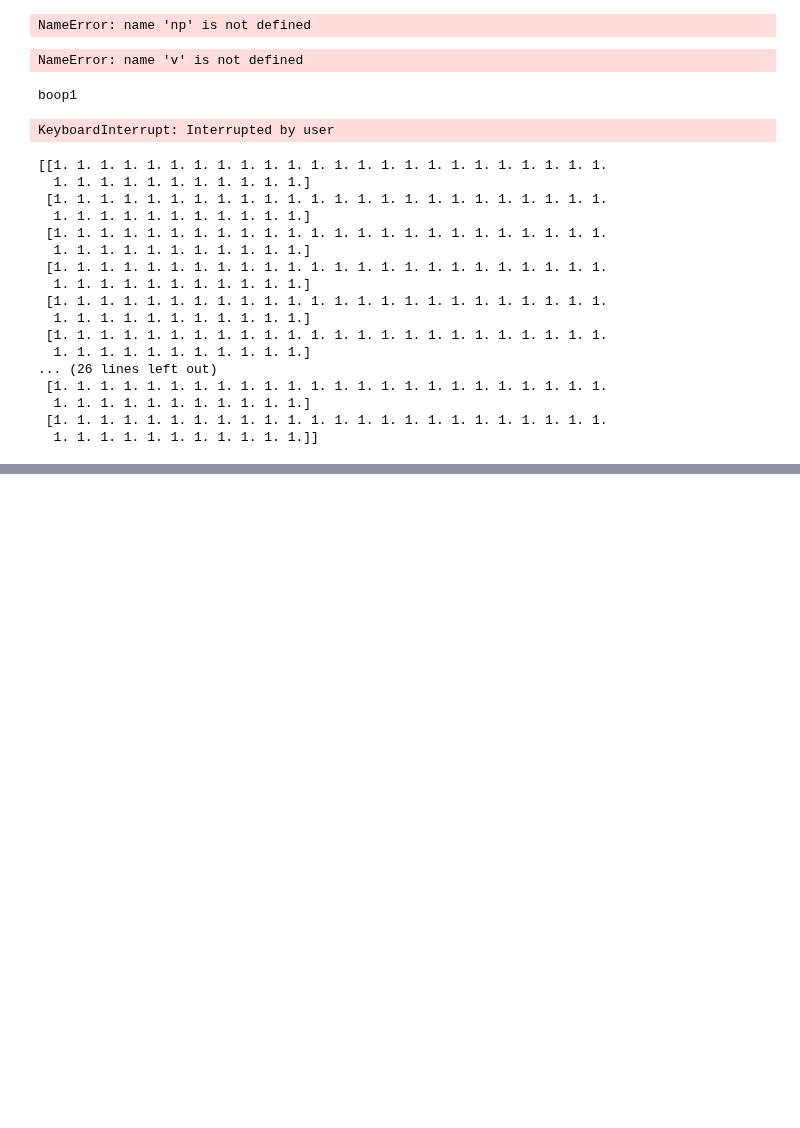
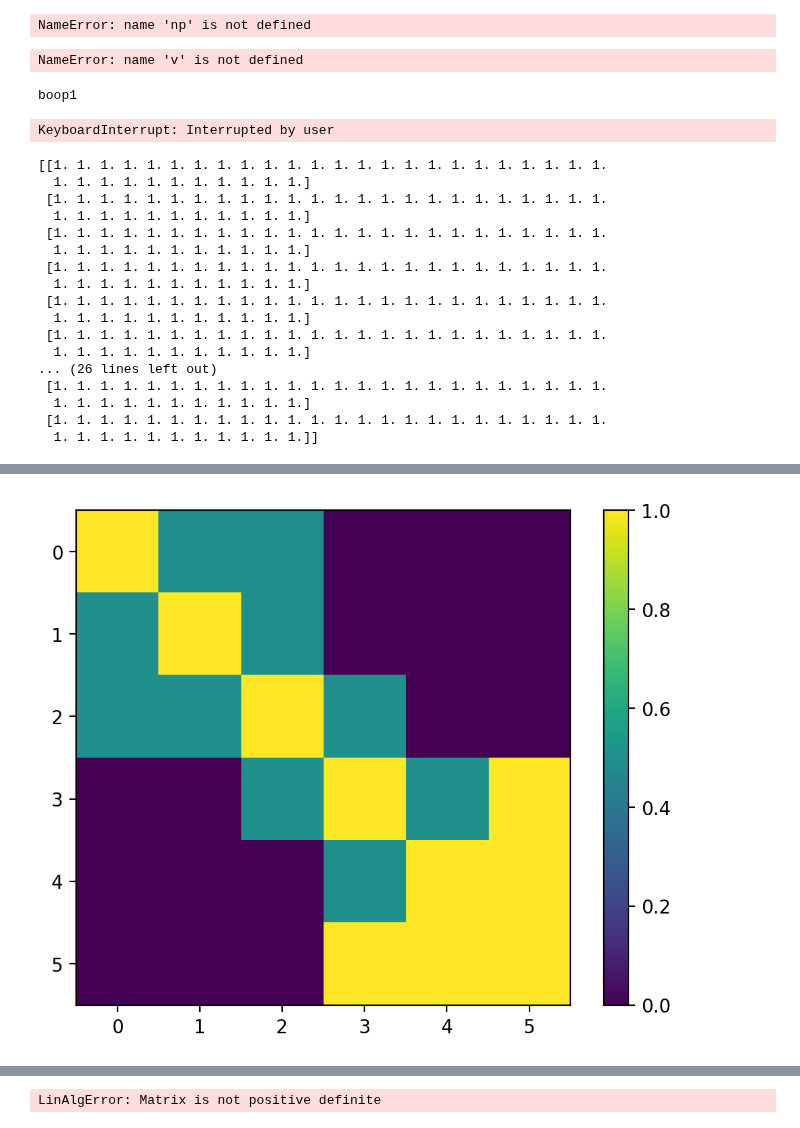
Before and after one commit to blake-holman/ED_Adversaries, a Jupyter notebook: Span.ipynb, the cells around one changed output, grey strips where cells are left out. Drawn from its saved outputs; the diff is of its cells as text; code cells hidden in the pictures; blank space fills up the shorter version.

```diff
--- a/Span.ipynb
+++ b/Span.ipynb
@@ -293,7 +323,68 @@ def test_sdp():
     # return opt_prob.valuex.value, y.value
 prob = threshold_k(3, 2)
 # %%
-val, P = special_span_sdp(prob, 3)
-print(P)
-# test_sdp()
+def dist(x,y):
+    return len([j for j in range(len(x)) if x[j]==1 and y[j]==0])
+
+def get_Xj(problem, j):
+    n = problem.n
+    k = dist(problem.yes_instances[0], [0]*n)
+    B = np.zeros((problem.len, problem.len))
+    D = np.ones((problem.len, problem.len))
+    for i in range(problem.len):
+        for p in range(problem.len):
+            inst1 = problem.instances[i]
+            inst2 = problem.instances[p]
+            if i != p:
+                # print(inst1, inst2, k)
+                v = len([l for l in range(n) if l != j and inst1[l] == 1 and inst2[l] == 1])
+
+                B[i,p] = 1/(k-v)
+            else:
+                B[i,p] = 1
+
+    for yes1 in problem.yes_instances:
+        yes_index1 = problem.instance_to_index[yes1]
+        for yes2 in problem.yes_instances:
+            if yes1 != yes2:
+                yes_index2 = problem.instance_to_index[yes2]
+                D[yes_index1, yes_index2] = np.sqrt((n-k+1)/k)
+
+        for no in problem.no_instances:
+            no_index = problem.instance_to_index[no]
+            if no[j] == 0 or (no[j]==1 and yes1[j]==1):
+                B[yes_index1, no_index] = 0
+                B[no_index, yes_index1] = 0
+
+    for no1 in problem.no_instances:
+        no_index1 = problem.instance_to_index[no1]
+        for no2 in problem.no_instances:
+            if no1 != no2:
+                no_index2 = problem.instance_to_index[no2]
+                D[no_index1, no_index2] = np.sqrt(k/(n-k+1))
+
+
+    print(B)
+    print(D)
+    return B * D
+n=3
+k=2
+prob = threshold_k(n, k)
+Xj = get_Xj(prob, 0)
+plt.imshow(Xj)
+plt.colorbar()
+plt.show()
+print(np.linalg.eigvals(Xj))
+X = np.zeros((n * prob.len, n * prob.len))
+for i in range(n):
+    X= get_Xj(prob, i)
+    print(i)
+    print(X)
+    X[i*prob.len: (i+1)*prob.len, i*prob.len: (i+1)*prob.len] = Xj
+    print(np.linalg.cholesky(Xj+.01 * np.eye(prob.len)))
+
+plt.imshow(X)
+plt.colorbar()
+plt.show()
+plt.imshow(np.linalg.cholesky(X+.001 * np.eye(n * prob.len)))
 # %% [output]
@@ -303,0 +403 @@ The following constraints are not DCP:
+[figure, added]
@@ -303,0 +424 @@ The following constraints are not DCP:
+LinAlgError: Matrix is not positive definite
```
Also changed, not shown: parts of 5 cells of this notebook, 3 other files.
